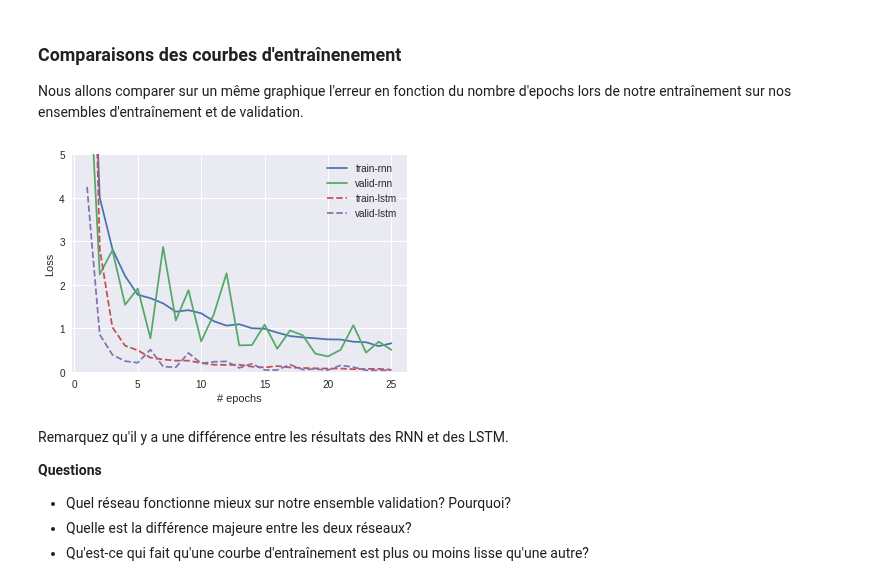
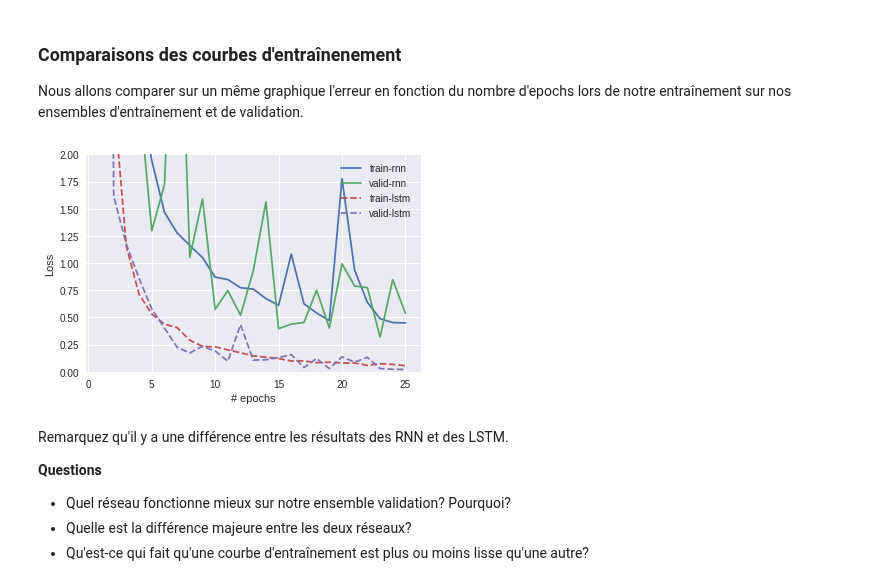
Before and after one commit to mila-iqia/dlschool-ivadofr-a18, a Jupyter notebook: tutoriaux/RNN/RNN_solution.ipynb, the cells around one changed output. Cells and saved outputs as stored; diff of their text form; code cells hidden in the pictures.

```diff
--- a/tutoriaux/RNN/RNN_solution.ipynb
+++ b/tutoriaux/RNN/RNN_solution.ipynb
@@ -314,8 +277,9 @@ class RNNLinear(nn.Module):
 
     def forward(self, x):
         x = x.transpose(0, 1) # l'input d'un RNN doit être de dimensions (seq_len, batch_size, input_size)
-        output, _ = self.rnn(x)
-        pred = self.linear(output[-1])
+        output, hidden_T = self.rnn(x)
+        pred = self.linear(hidden_T[-1])
+
         return pred
 
 
@@ -369,8 +333,8 @@ class LSTMLinear(nn.Module):
 
     def forward(self, x):
         x = x.transpose(0, 1) # l'input d'un LSTM doit être de dimensions (seq_len, batch_size, input_size)
-        output, _ = self.LSTM(x)
-        pred = self.linear(output[-1])
+        output, hidden_T = self.LSTM(x)
+        pred = self.linear(hidden_T[0][-1])
         return pred
 
 
@@ -398,3 +374,25 @@ Dimensions des prédictions: torch.Size([25000, 1])
+# %%
+from torch.utils.data import DataLoader, TensorDataset
+
+n_samples = 25000
+seq_len = 18
+batch_size = 64
+
+X, Y = generate_data(n_samples, seq_len, input_dim, -100, 100)
+X, Y, mean, std = standardize(X)
+
+xtrain, ytrain = X[:round(0.8*n_samples)], Y[:round(0.8*n_samples)]
+xvalid, yvalid = X[round(0.8*n_samples):round(0.9*n_samples)], Y[round(0.8*n_samples):round(0.9*n_samples)]
+xtest, ytest = X[round(0.9*n_samples):], Y[round(0.9*n_samples):]
+
+train_loader = DataLoader(TensorDataset(xtrain, ytrain),
+                          batch_size, shuffle=True)
+
+valid_loader = DataLoader(TensorDataset(xvalid, yvalid),
+                          batch_size, shuffle=False)
+
+test_loader = DataLoader(TensorDataset(xtest, ytest),
+                          batch_size, shuffle=False)
 # %% [markdown]
 ## Entraînement du RNN
 
@@ -417,5 +415,5 @@ Nous utilisons une valeur de taux d'apprentissage de 0.001.
 # %%
-learning_rate = 0.001
+learning_rate = 0.01
 criterion = nn.MSELoss()
 optimizer = optim.SGD(model_rnn.parameters(), lr=learning_rate)
 # %% [markdown]
@@ -696,20 +694,20 @@ Nous allons comparer sur un même graphique l'erreur en fonction du nombre d'epo
 # %%
 # Plot training and validation curve
 xaxis = range(1, num_epochs + 1)
 
 plt.plot(xaxis, rnn_train_loss_history, label='train-rnn')
 plt.plot(xaxis, rnn_valid_loss_history, label='valid-rnn')
 
 plt.plot(xaxis, lstm_train_loss_history, label='train-lstm', linestyle='--')
 plt.plot(xaxis, lstm_valid_loss_history, label='valid-lstm', linestyle='--')
 
 plt.xlabel('# epochs')
 plt.ylabel('Loss')
 plt.legend()
-plt.ylim([0,5])
+plt.ylim([0,2])
 plt.show()
 # %% [output]
-[figure, old version]
+[figure, new version]
 # %% [markdown]
 Remarquez qu'il y a une différence entre les résultats des RNN et des LSTM.
 
```
Also changed, not shown: parts of 23 cells of this notebook, 2 other files.
